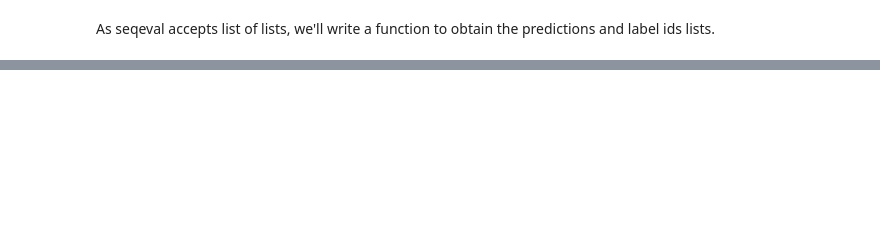
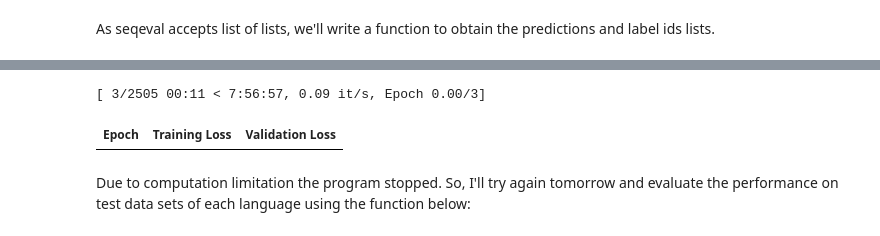
Before and after one commit to damayantinaik/Fine-tune-model, a Jupyter notebook: Fine_tuning_Multilingual_NER_LLM_model.ipynb, the cells around one changed output, grey strips where cells are left out. Drawn from its saved outputs; the diff is of its cells as text; code cells hidden in the pictures; blank space fills up the shorter version.

```diff
--- a/Fine_tuning_Multilingual_NER_LLM_model.ipynb
+++ b/Fine_tuning_Multilingual_NER_LLM_model.ipynb
@@ -546,0 +703,11 @@ With fine-tuning the performance of the model significantly increased and we obt
+# %%
+from datasets import concatenate_datasets
+
+def concatenate_splits(corpora):
+    multi_corpus = DatasetDict()
+    for split in corpora[0].keys():
+        multi_corpus[split] = concatenate_datasets(
+            [corpus[split] for corpus in corpora]).shuffle(seed=42)
+    return multi_corpus
+# %%
+panx_de_fr_it_en_encoded = concatenate_splits([panx_de_encoded, panx_fr_encoded, panx_it_encoded, panx_en_encoded])
@@ -546,0 +731,19 @@ With fine-tuning the performance of the model significantly increased and we obt
+# %%
+training_args.logging_steps = (len(panx_de_fr_it_en_encoded["train"])/10) // batch_size
+# %%
+training_args.output_dir = "xlm-roberta-base-finetuned-panx-de-fr-it-en"
+
+trainer = Trainer(model_init = model_init,
+                  args = training_args,
+                  data_collator = data_collator,
+                  compute_metrics = compute_metrics,
+                  train_dataset = panx_de_fr_it_en_encoded["train"],
+                  eval_dataset = panx_de_fr_it_en_encoded["validation"],
+                  processing_class = xlmr_tokenizer)
+# %%
+trainer.train()
+# %% [output]
+[ 3/2505 00:11 < 7:56:57, 0.09 it/s, Epoch 0.00/3]
+| Epoch | Training Loss | Validation Loss |
+# %% [markdown]
+Due to computation limitation the program stopped. So, I'll try again tomorrow and evaluate the performance on test data sets of each language using the function below:
```
Also changed, not shown: parts of 48 cells of this notebook.
